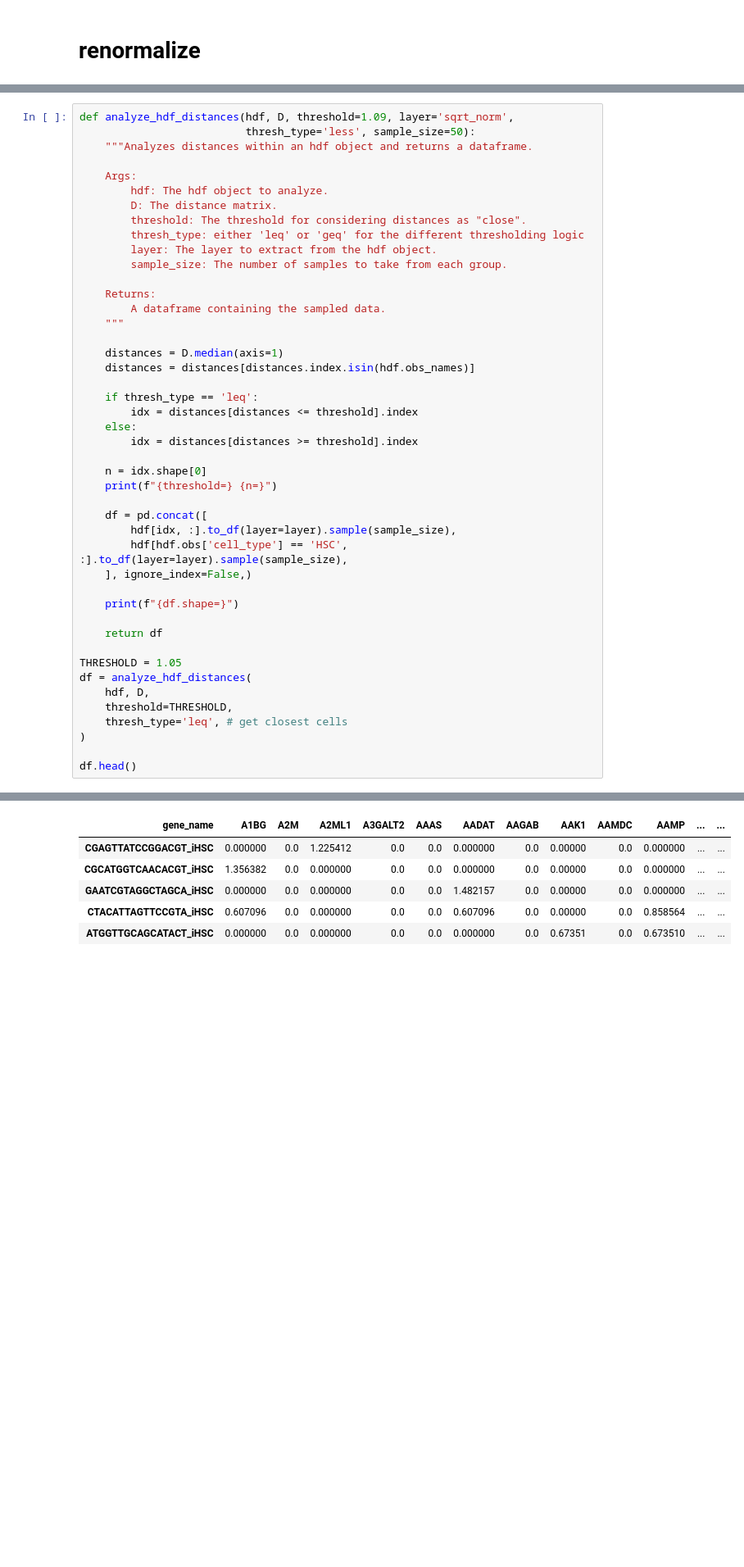
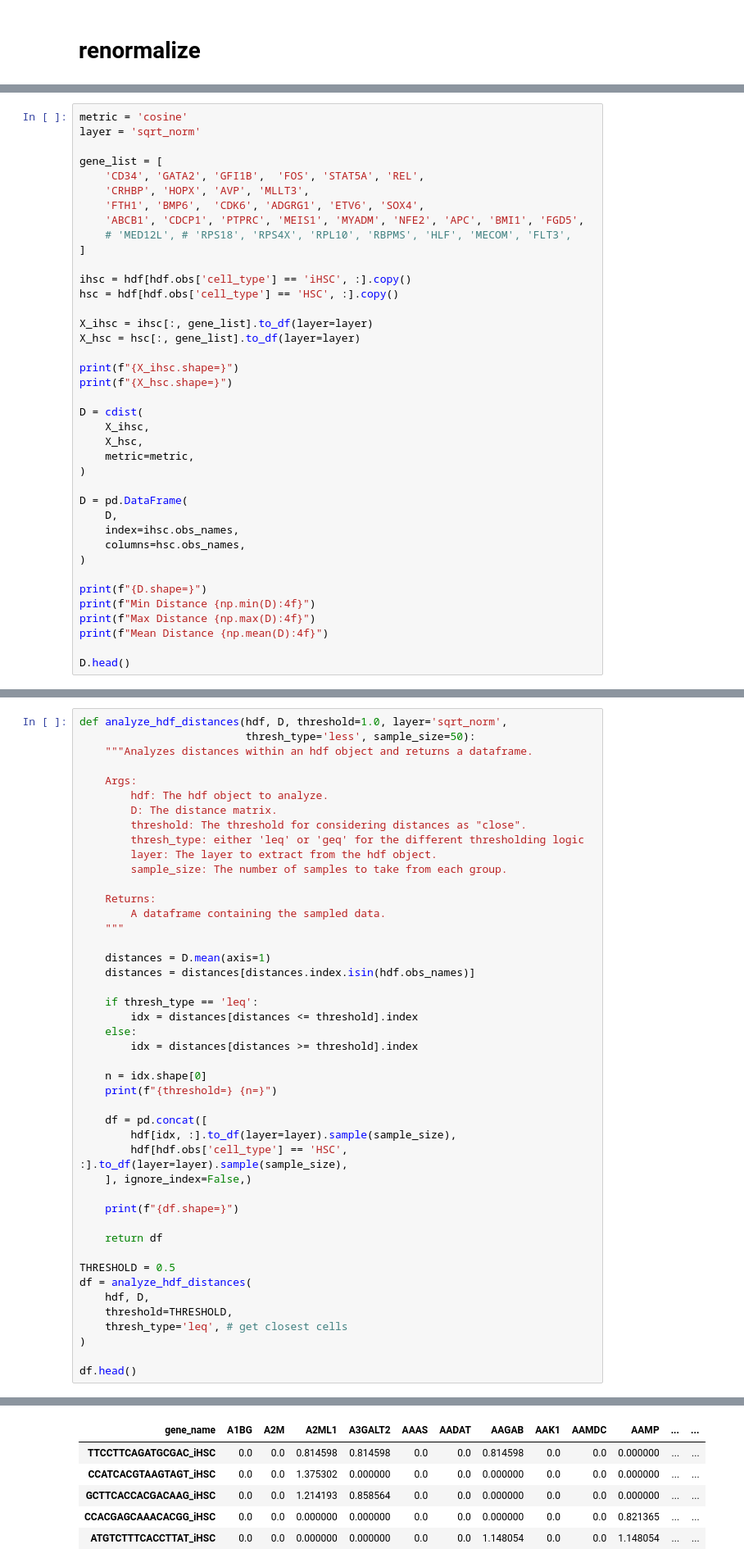
Before and after one commit to CooperStansbury/ONT-single-cell, a Jupyter notebook: notebooks/FIGURE_4_DISTANCE.ipynb, the cells around one changed output, grey strips where cells are left out. Shown at 82% size. Drawn from its saved outputs; the diff is of its cells as text; blank space fills up the shorter version.

```diff
--- a/notebooks/FIGURE_4_DISTANCE.ipynb
+++ b/notebooks/FIGURE_4_DISTANCE.ipynb
@@ -483,0 +509,39 @@ AnnData object with n_obs × n_vars = 11817 × 12027
+# %%
+metric = 'cosine'
+layer = 'sqrt_norm'
+
+gene_list = [
+    'CD34', 'GATA2', 'GFI1B',  'FOS', 'STAT5A', 'REL',
+    'CRHBP', 'HOPX', 'AVP', 'MLLT3',
+    'FTH1', 'BMP6',  'CDK6', 'ADGRG1', 'ETV6', 'SOX4',
+    'ABCB1', 'CDCP1', 'PTPRC', 'MEIS1', 'MYADM', 'NFE2', 'APC', 'BMI1', 'FGD5',
+    # 'MED12L', # 'RPS18', 'RPS4X', 'RPL10', 'RBPMS', 'HLF', 'MECOM', 'FLT3',
+]
+
+ihsc = hdf[hdf.obs['cell_type'] == 'iHSC', :].copy()
+hsc = hdf[hdf.obs['cell_type'] == 'HSC', :].copy()
+
+X_ihsc = ihsc[:, gene_list].to_df(layer=layer)
+X_hsc = hsc[:, gene_list].to_df(layer=layer)
+
+print(f"{X_ihsc.shape=}")
+print(f"{X_hsc.shape=}")
+
+D = cdist(
+    X_ihsc,
+    X_hsc,
+    metric=metric,
+)
+
+D = pd.DataFrame(
+    D,
+    index=ihsc.obs_names,
+    columns=hsc.obs_names,
+)
+
+print(f"{D.shape=}")
+print(f"Min Distance {np.min(D):4f}")
+print(f"Max Distance {np.max(D):4f}")
+print(f"Mean Distance {np.mean(D):4f}")
+
+D.head()
@@ -484,5 +575,5 @@ AnnData object with n_obs × n_vars = 11817 × 12027
 # %%
-def analyze_hdf_distances(hdf, D, threshold=1.09, layer='sqrt_norm',
+def analyze_hdf_distances(hdf, D, threshold=1.0, layer='sqrt_norm',
                           thresh_type='less', sample_size=50):
     """Analyzes distances within an hdf object and returns a dataframe.
 
@@ -498,7 +589,7 @@ def analyze_hdf_distances(hdf, D, threshold=1.09, layer='sqrt_norm',
         A dataframe containing the sampled data.
     """
 
-    distances = D.median(axis=1)
+    distances = D.mean(axis=1)
     distances = distances[distances.index.isin(hdf.obs_names)]
 
     if thresh_type == 'leq':
@@ -518,7 +609,7 @@ def analyze_hdf_distances(hdf, D, threshold=1.09, layer='sqrt_norm',
 
     return df
 
-THRESHOLD = 1.05
+THRESHOLD = 0.5
 df = analyze_hdf_distances(
     hdf, D,
     threshold=THRESHOLD,
@@ -531,10 +622,10 @@ threshold=1.05 n=1126
 df.shape=(100, 12027)
 | gene_name | A1BG | A2M | A2ML1 | A3GALT2 | AAAS | AADAT | AAGAB | AAK1 | AAMDC | AAMP | ... | ... |
-| CGAGTTATCCGGACGT_iHSC | 0.000000 | 0.0 | 1.225412 | 0.0 | 0.0 | 0.000000 | 0.0 | 0.00000 | 0.0 | 0.000000 | ... | ... |
-| CGCATGGTCAACACGT_iHSC | 1.356382 | 0.0 | 0.000000 | 0.0 | 0.0 | 0.000000 | 0.0 | 0.00000 | 0.0 | 0.000000 | ... | ... |
-| GAATCGTAGGCTAGCA_iHSC | 0.000000 | 0.0 | 0.000000 | 0.0 | 0.0 | 1.482157 | 0.0 | 0.00000 | 0.0 | 0.000000 | ... | ... |
-| CTACATTAGTTCCGTA_iHSC | 0.607096 | 0.0 | 0.000000 | 0.0 | 0.0 | 0.607096 | 0.0 | 0.00000 | 0.0 | 0.858564 | ... | ... |
-| ATGGTTGCAGCATACT_iHSC | 0.000000 | 0.0 | 0.000000 | 0.0 | 0.0 | 0.000000 | 0.0 | 0.67351 | 0.0 | 0.673510 | ... | ... |
+| TTCCTTCAGATGCGAC_iHSC | 0.0 | 0.0 | 0.814598 | 0.814598 | 0.0 | 0.0 | 0.814598 | 0.0 | 0.0 | 0.000000 | ... | ... |
+| CCATCACGTAAGTAGT_iHSC | 0.0 | 0.0 | 1.375302 | 0.000000 | 0.0 | 0.0 | 0.000000 | 0.0 | 0.0 | 0.000000 | ... | ... |
+| GCTTCACCACGACAAG_iHSC | 0.0 | 0.0 | 1.214193 | 0.858564 | 0.0 | 0.0 | 0.000000 | 0.0 | 0.0 | 0.000000 | ... | ... |
+| CCACGAGCAAACACGG_iHSC | 0.0 | 0.0 | 0.000000 | 0.000000 | 0.0 | 0.0 | 0.000000 | 0.0 | 0.0 | 0.821365 | ... | ... |
+| ATGTCTTTCACCTTAT_iHSC | 0.0 | 0.0 | 0.000000 | 0.000000 | 0.0 | 0.0 | 1.148054 | 0.0 | 0.0 | 1.148054 | ... | ... |
 5 rows × 12027 columns
 # %%
 # gene_list = pdf.uns['go_annotations']['gene_name'].to_list()
```
Also changed, not shown: parts of 88 cells of this notebook, 2 other files.
